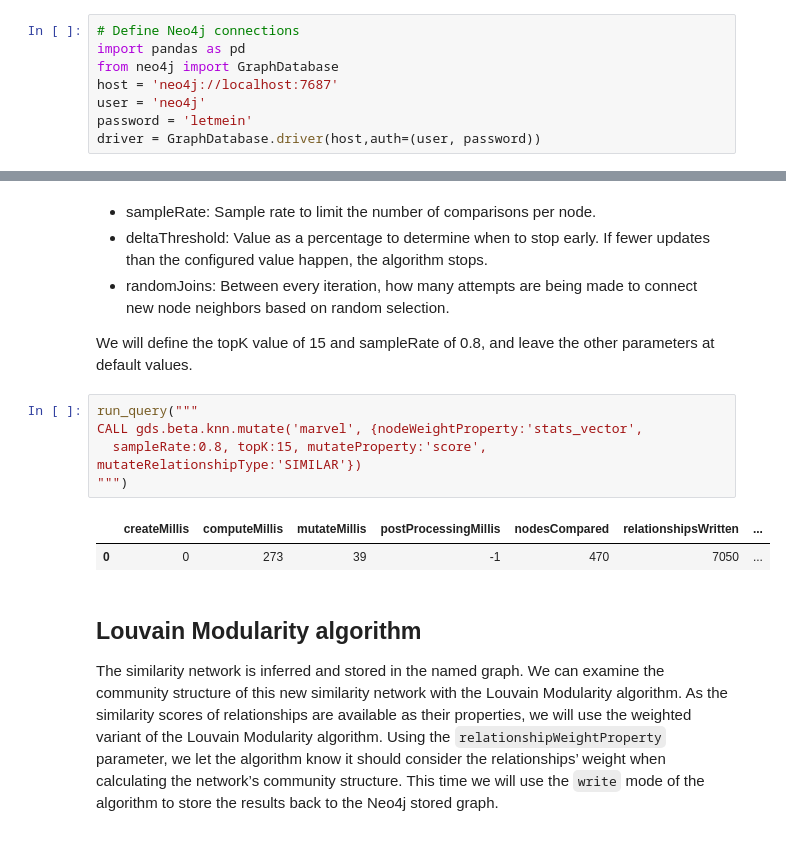
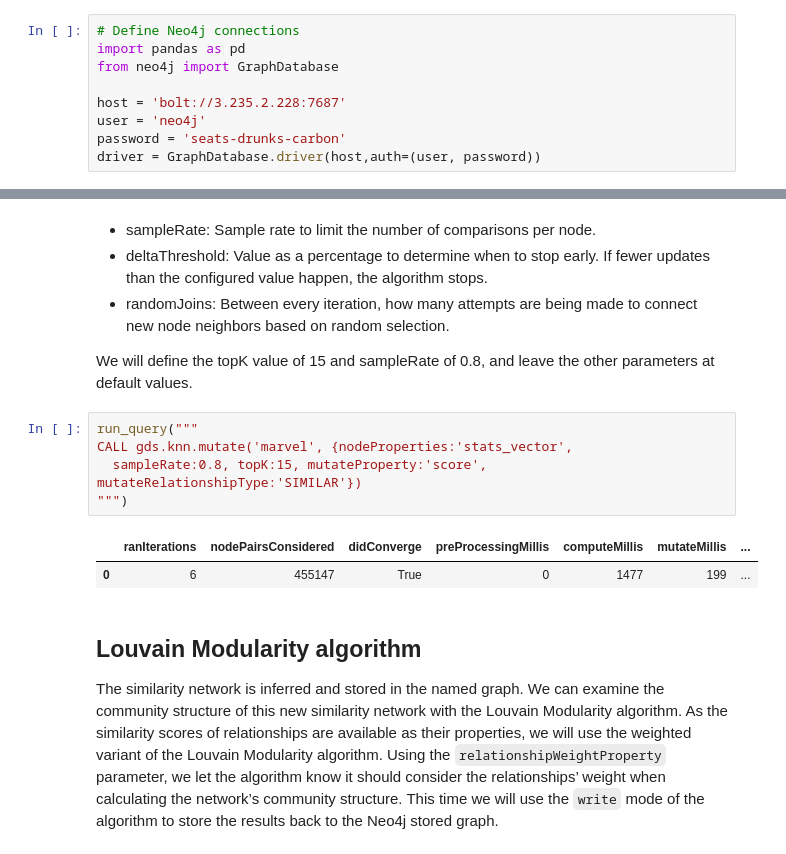
Before and after one commit to tomasonjo/blogs, a Jupyter notebook: Marvel_series/Exploratory graph analysis.ipynb, the cells around one changed output, grey strips where cells are left out. Saved outputs shown, nothing was run; the diff lists cells and outputs as text.

```diff
--- a/Marvel_series/Exploratory graph analysis.ipynb
+++ b/Marvel_series/Exploratory graph analysis.ipynb
@@ -2,9 +22,10 @@
 # Define Neo4j connections
 import pandas as pd
 from neo4j import GraphDatabase
-host = 'neo4j://localhost:7687'
+
+host = 'bolt://3.235.2.228:7687'
 user = 'neo4j'
-password = 'letmein'
+password = 'seats-drunks-carbon'
 driver = GraphDatabase.driver(host,auth=(user, password))
 # %%
 def run_query(query):
@@ -466,12 +497,12 @@ Now, we can go ahead and infer the similarity network with the new kNN algorithm
 We will define the topK value of 15 and sampleRate of 0.8, and leave the other parameters at default values.
 # %%
 run_query("""
-CALL gds.beta.knn.mutate('marvel', {nodeWeightProperty:'stats_vector',
+CALL gds.knn.mutate('marvel', {nodeProperties:'stats_vector',
   sampleRate:0.8, topK:15, mutateProperty:'score', mutateRelationshipType:'SIMILAR'})
 """)
 # %% [output]
-|  | createMillis | computeMillis | mutateMillis | postProcessingMillis | nodesCompared | relationshipsWritten | ... |
-| 0 | 0 | 273 | 39 | -1 | 470 | 7050 | ... |
+|  | ranIterations | nodePairsConsidered | didConverge | preProcessingMillis | computeMillis | mutateMillis | ... |
+| 0 | 6 | 455147 | True | 0 | 1477 | 199 | ... |
 # %% [markdown]
 ## Louvain Modularity algorithm
 The similarity network is inferred and stored in the named graph. We can examine the community structure of this new similarity network with the Louvain Modularity algorithm. As the similarity scores of relationships are available as their properties, we will use the weighted variant of the Louvain Modularity algorithm. Using the `relationshipWeightProperty` parameter, we let the algorithm know it should consider the relationships’ weight when calculating the network’s community structure. This time we will use the `write` mode of the algorithm to store the results back to the Neo4j stored graph.
```
Also changed, not shown: parts of 19 cells of this notebook.
